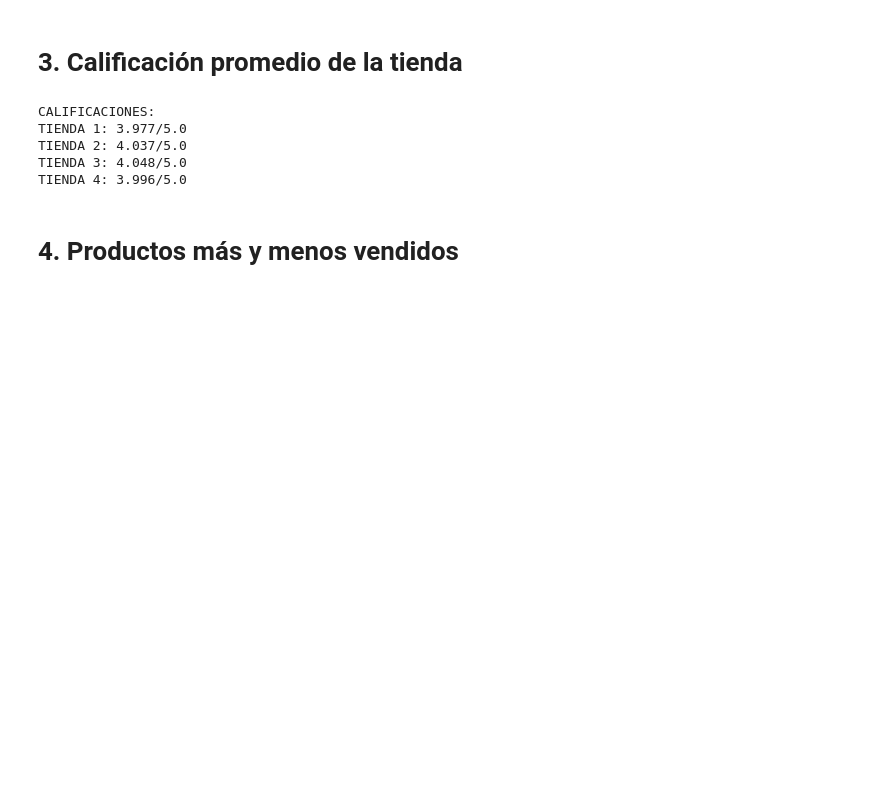
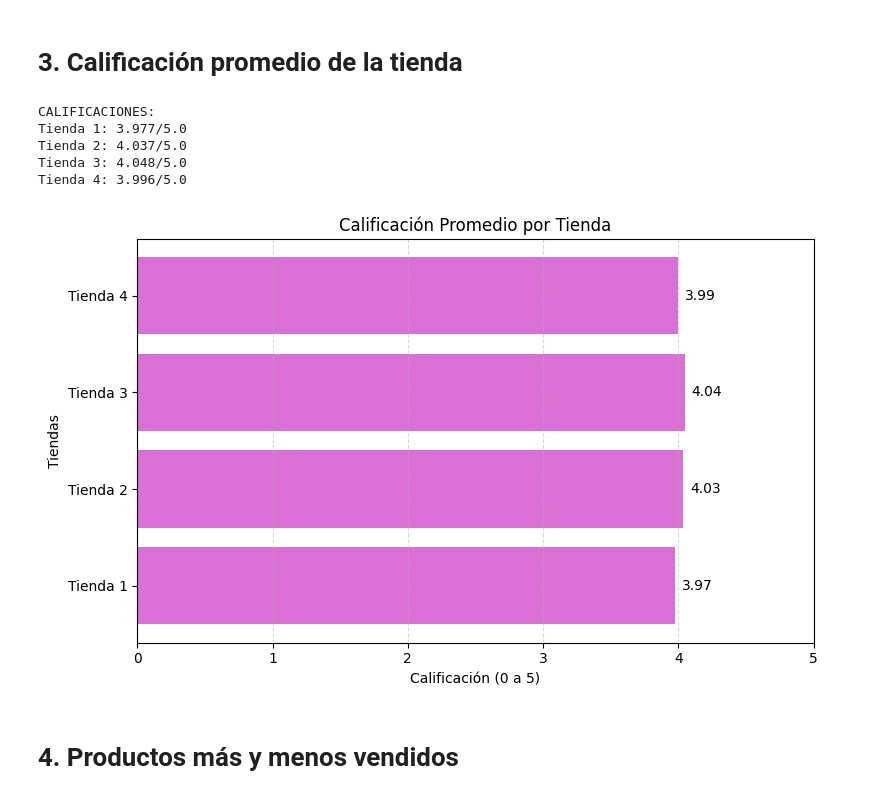
Before and after one commit to MigXDev/Ciencia-de-datos_I_DESAFIO_1, a Jupyter notebook: AluraStoreLatam.ipynb, the cells around one changed output. Drawn from its saved outputs; the diff is of its cells as text; code cells hidden in the pictures; blank space fills up the shorter version.

```diff
--- a/AluraStoreLatam.ipynb
+++ b/AluraStoreLatam.ipynb
@@ -103,26 +143,46 @@ Tienda 2:_________________
 # %% [markdown]
 # 3. Calificación promedio de la tienda
-# %%
-# En este paso, debes calcular las calificaciones promedio de los clientes
-# para cada tienda. El objetivo es conocer la satisfacción del cliente con
-# los productos vendidos.
-
-CAL_PROMEDIO_T1 = sum(tienda["Calificación"]) / len(tienda["Calificación"])
-CAL_PROMEDIO_T2 = sum(tienda2["Calificación"]) / len(tienda2["Calificación"])
-CAL_PROMEDIO_T3 = sum(tienda3["Calificación"]) / len(tienda3["Calificación"])
-CAL_PROMEDIO_T4 = sum(tienda4["Calificación"]) / len(tienda4["Calificación"])
-
-print(f"""CALIFICACIONES:
-TIENDA 1: {"{0:.3f}".format(CAL_PROMEDIO_T1)}/5.0
-TIENDA 2: {"{0:.3f}".format(CAL_PROMEDIO_T2)}/5.0
-TIENDA 3: {"{0:.3f}".format(CAL_PROMEDIO_T3)}/5.0
-TIENDA 4: {"{0:.3f}".format(CAL_PROMEDIO_T4)}/5.0""" )
-# %% [output]
-CALIFICACIONES:
-TIENDA 1: 3.977/5.0
-TIENDA 2: 4.037/5.0
-TIENDA 3: 4.048/5.0
-TIENDA 4: 3.996/5.0
+# %%
+# En este paso, debes calcular las calificaciones promedio de los clientes
+# para cada tienda. El objetivo es conocer la satisfacción del cliente con
+# los productos vendidos.
+
+# Asegúrate de tener esta variable correctamente definida
+NOMBRE_TIENDA = []
+CAL_PROMEDIO = []
+
+print("CALIFICACIONES:")
+for nombre, datos in tiendas.items():
+    PROMEDIO = datos["Calificación"].mean()  # Asegúrate de que "Calificación" exista
+    NOMBRE_TIENDA.append(nombre)
+    CAL_PROMEDIO.append(PROMEDIO)
+    print(f"{nombre}: {PROMEDIO:.3f}/5.0")
+# %% [output]
+CALIFICACIONES:
+Tienda 1: 3.977/5.0
+Tienda 2: 4.037/5.0
+Tienda 3: 4.048/5.0
+Tienda 4: 3.996/5.0
+# %%
+# Gráfico de barras horizontales
+plt.figure(figsize=(8, 5))
+barras = plt.barh(NOMBRE_TIENDA, CAL_PROMEDIO, color='orchid')
+
+plt.title('Calificación Promedio por Tienda')
+plt.xlabel('Calificación (0 a 5)')
+plt.xlim(0, 5)
+plt.ylabel('Tiendas')
+plt.grid(axis='x', linestyle='--', alpha=0.5)
+
+# Etiquetas a la derecha de cada barra
+for i, valor in enumerate(CAL_PROMEDIO):
+    truncado = int(valor * 100) / 100  # Truncar sin redondear
+    plt.text(valor + 0.05, i, f"{truncado:.2f}", va='center')
+
+plt.tight_layout()
+plt.show()
+# %% [output]
+[figure, added]
 # %% [markdown]
 # 4. Productos más y menos vendidos
 # %%
```
Also changed, not shown: parts of 6 cells of this notebook.
